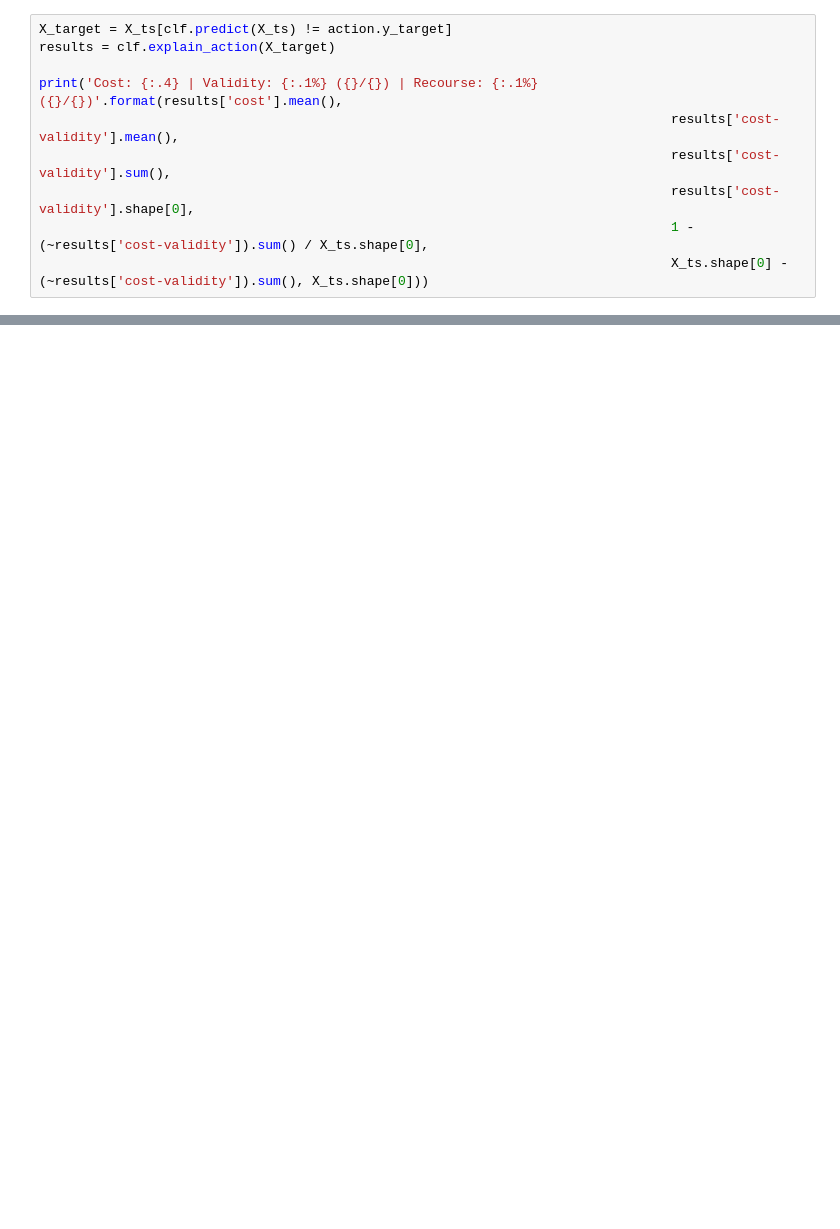
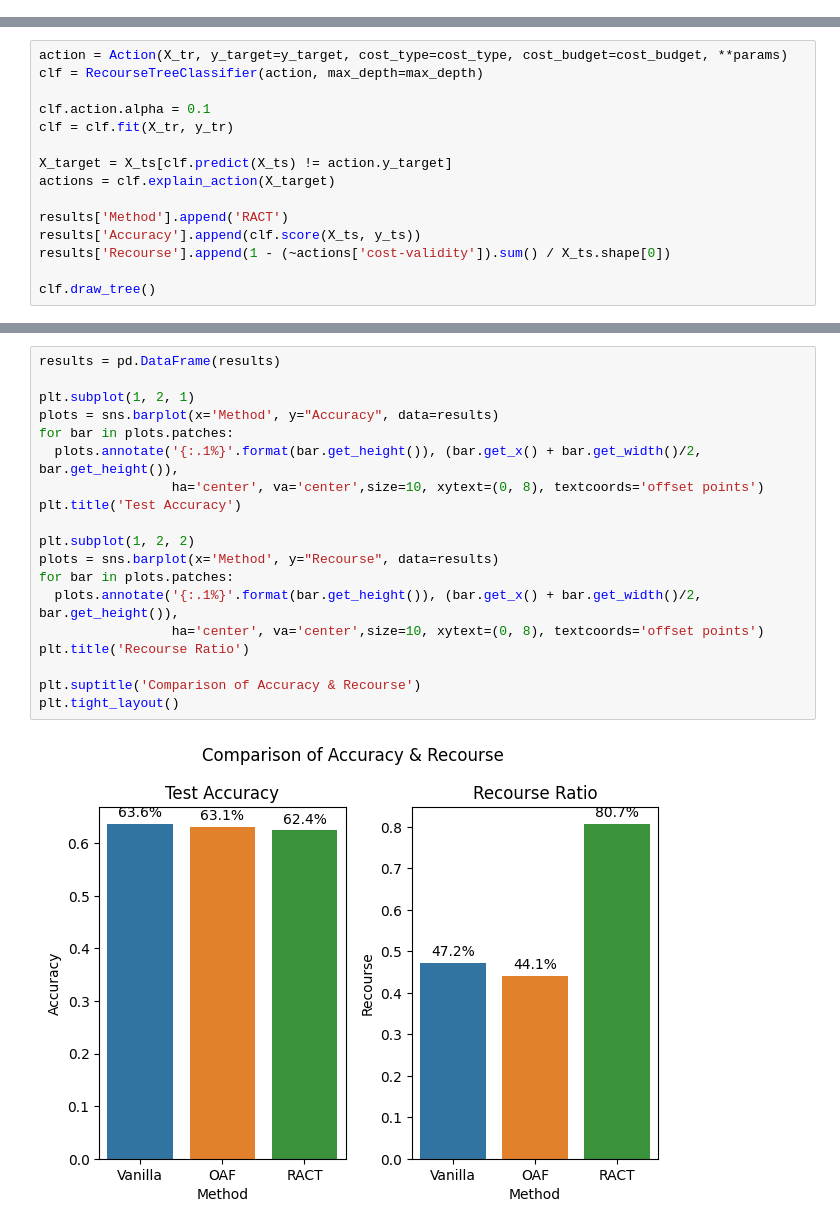
Before and after one commit to kelicht/ract, a Jupyter notebook: demo.ipynb, the cells around one changed output, grey strips where cells are left out. Drawn from its saved outputs; the diff is of its cells as text; blank space fills up the shorter version.

```diff
--- a/demo.ipynb
+++ b/demo.ipynb
@@ -77,10 +55,0 @@ clf.print_tree()
-# %%
-X_target = X_ts[clf.predict(X_ts) != action.y_target]
-results = clf.explain_action(X_target)
-
-print('Cost: {:.4} | Validity: {:.1%} ({}/{}) | Recourse: {:.1%} ({}/{})'.format(results['cost'].mean(),
-                                                                                 results['cost-validity'].mean(),
-                                                                                 results['cost-validity'].sum(),
-                                                                                 results['cost-validity'].shape[0],
-                                                                                 1 - (~results['cost-validity']).sum() / X_ts.shape[0],
-                                                                                 X_ts.shape[0] - (~results['cost-validity']).sum(), X_ts.shape[0]))
@@ -88,0 +107,15 @@ Cost: 0.3568 | Validity: 50.7% (627/1237) | Recourse: 75.3% (1858/2468)
+# %%
+action = Action(X_tr, y_target=y_target, cost_type=cost_type, cost_budget=cost_budget, **params)
+clf = RecourseTreeClassifier(action, max_depth=max_depth)
+
+clf.action.alpha = 0.1
+clf = clf.fit(X_tr, y_tr)
+
+X_target = X_ts[clf.predict(X_ts) != action.y_target]
+actions = clf.explain_action(X_target)
+
+results['Method'].append('RACT')
+results['Accuracy'].append(clf.score(X_ts, y_ts))
+results['Recourse'].append(1 - (~actions['cost-validity']).sum() / X_ts.shape[0])
+
+clf.draw_tree()
@@ -88,0 +128,21 @@ Cost: 0.3568 | Validity: 50.7% (627/1237) | Recourse: 75.3% (1858/2468)
+# %%
+results = pd.DataFrame(results)
+
+plt.subplot(1, 2, 1)
+plots = sns.barplot(x='Method', y="Accuracy", data=results)
+for bar in plots.patches:
+  plots.annotate('{:.1%}'.format(bar.get_height()), (bar.get_x() + bar.get_width()/2, bar.get_height()),
+                 ha='center', va='center',size=10, xytext=(0, 8), textcoords='offset points')
+plt.title('Test Accuracy')
+
+plt.subplot(1, 2, 2)
+plots = sns.barplot(x='Method', y="Recourse", data=results)
+for bar in plots.patches:
+  plots.annotate('{:.1%}'.format(bar.get_height()), (bar.get_x() + bar.get_width()/2, bar.get_height()),
+                 ha='center', va='center',size=10, xytext=(0, 8), textcoords='offset points')
+plt.title('Recourse Ratio')
+
+plt.suptitle('Comparison of Accuracy & Recourse')
+plt.tight_layout()
+# %% [output]
+[figure, added]
```
Also changed, not shown: parts of 20 cells of this notebook, 3 other files.
